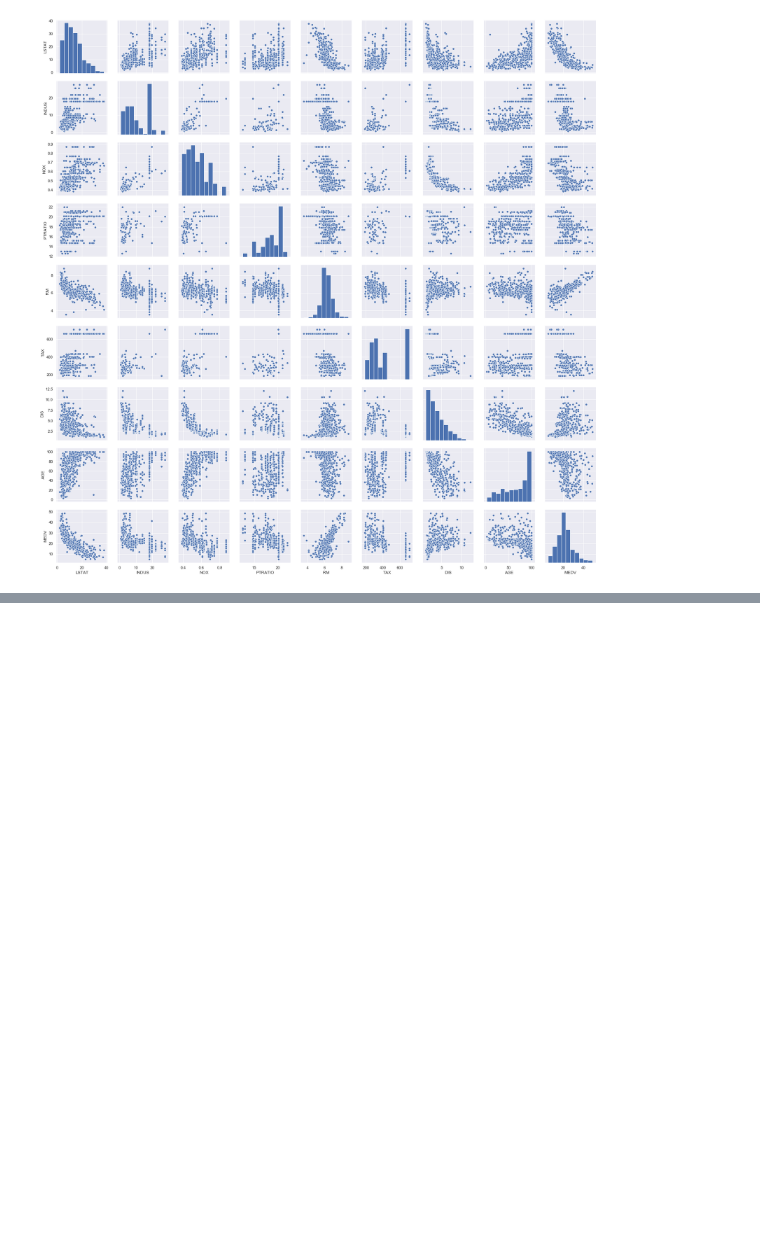
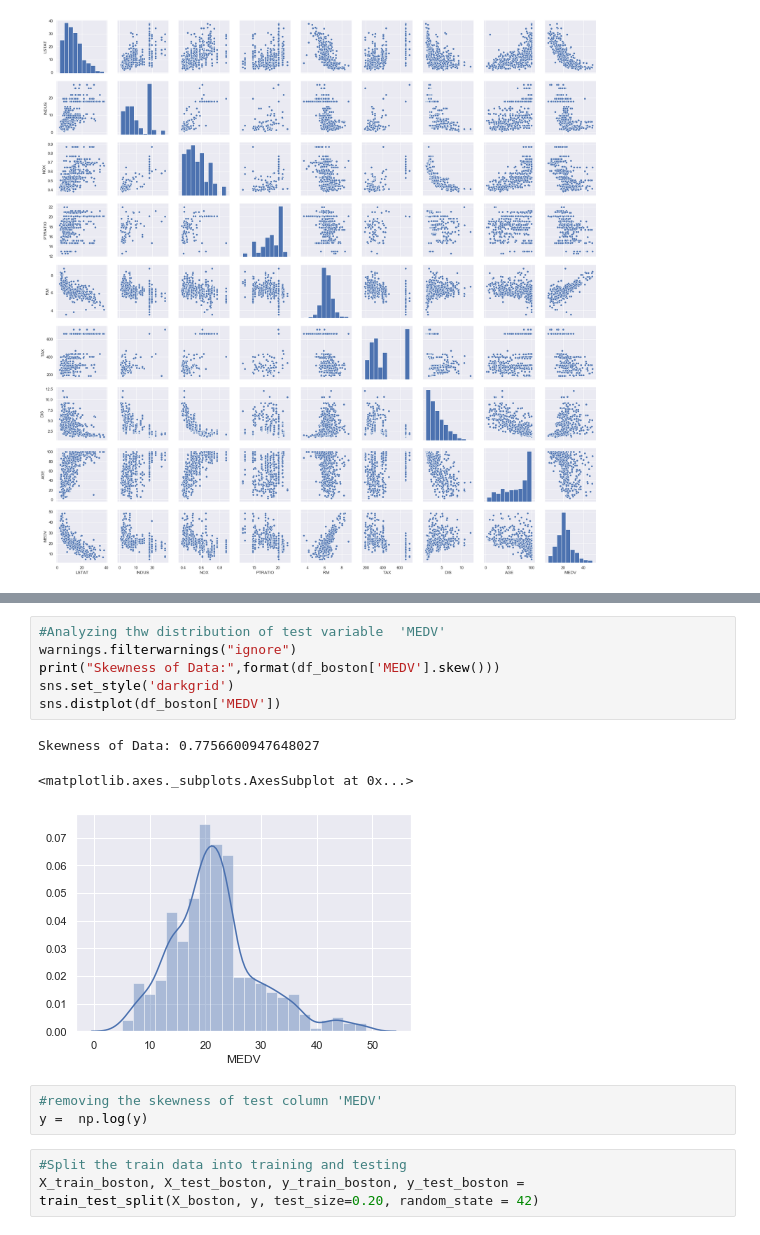
Before and after one commit to agrawalnaman/cmpe255-group8-housing-price-prediction, a Jupyter notebook: Housing Price Prediction Project.ipynb, the cells around one changed output, grey strips where cells are left out. Cells and saved outputs as stored; diff of their text form; blank space fills up the shorter version.

```diff
--- a/Housing Price Prediction Project.ipynb
+++ b/Housing Price Prediction Project.ipynb
@@ -807,0 +815,16 @@ plt.show();
+# %%
+#Analyzing thw distribution of test variable  'MEDV'
+warnings.filterwarnings("ignore")
+print("Skewness of Data:",format(df_boston['MEDV'].skew()))
+sns.set_style('darkgrid')
+sns.distplot(df_boston['MEDV'])
+# %% [output]
+Skewness of Data: 0.7756600947648027
+<matplotlib.axes._subplots.AxesSubplot at 0x...>
+[figure, added]
+# %%
+#removing the skewness of test column 'MEDV'
+y =  np.log(y)
+# %%
+#Split the train data into training and testing
+X_train_boston, X_test_boston, y_train_boston, y_test_boston = train_test_split(X_boston, y, test_size=0.20, random_state = 42)
```
Also changed, not shown: parts of 4 cells of this notebook.
